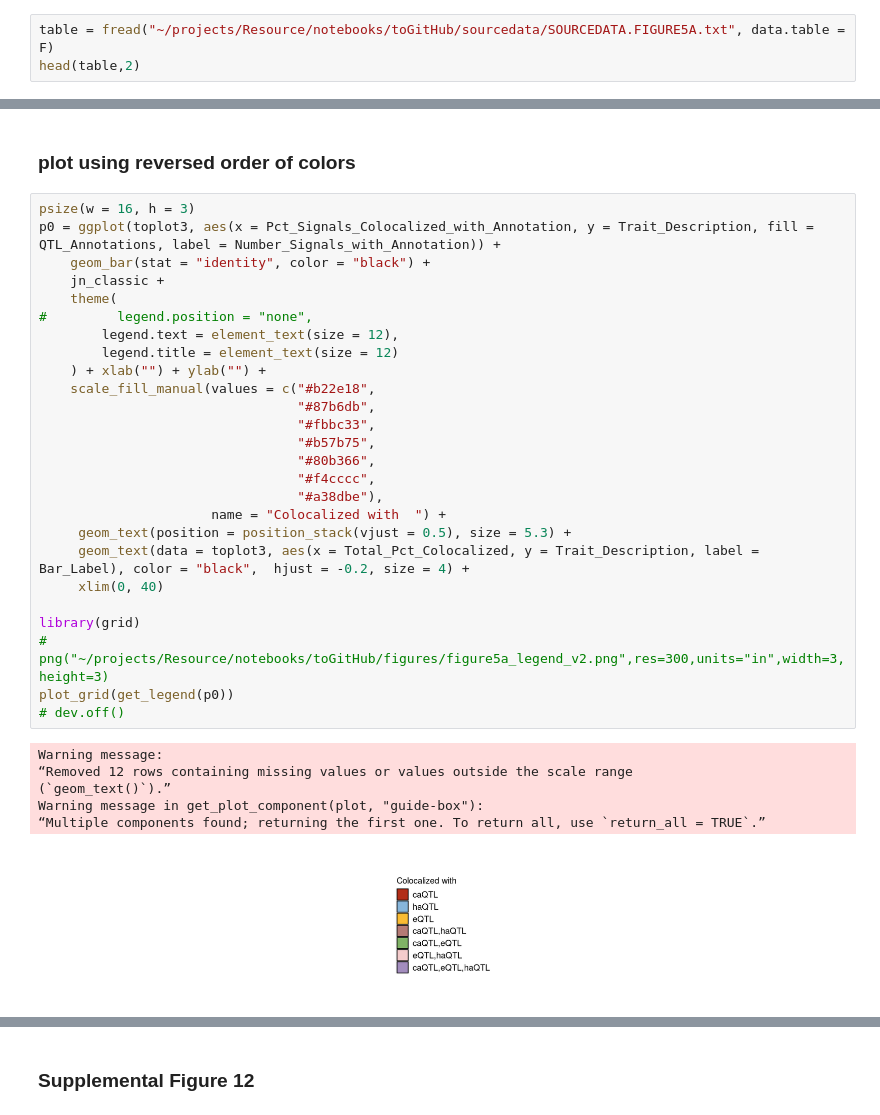
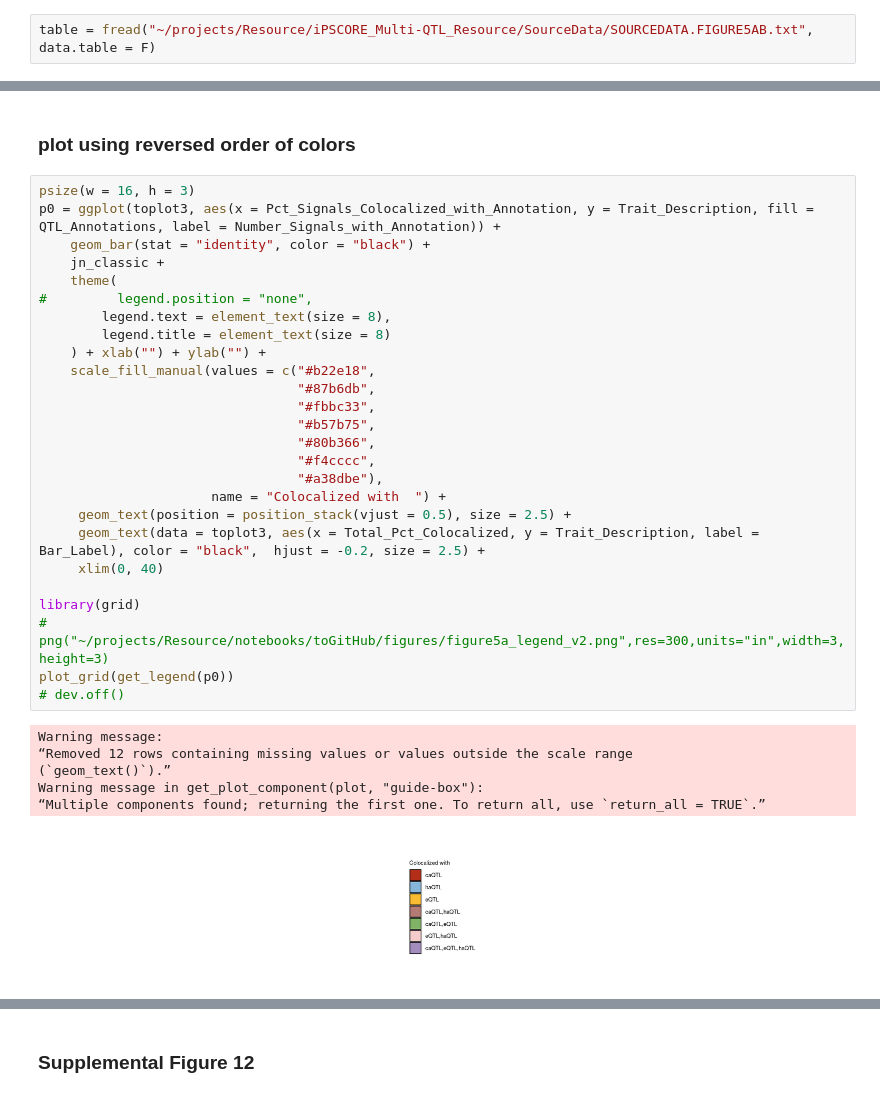
Before and after one commit to frazer-lab/iPSCORE_Multi-QTL_Resource, a Jupyter notebook: Figures/FIGURE.5.ipynb, the cells around one changed output, grey strips where cells are left out. Saved outputs shown, nothing was run; the diff lists cells and outputs as text.

```diff
--- a/Figures/FIGURE.5.ipynb
+++ b/Figures/FIGURE.5.ipynb
@@ -16,5 +19,4 @@ qtls = fread("analyses/tim/ld_modules/modules/all_modules_091124.txt",sep="\t",d
 # %% [markdown]
 ## **read Supplemental Table for GWAS Colocalization**
 # %%
-table = fread("~/projects/Resource/notebooks/toGitHub/sourcedata/SOURCEDATA.FIGURE5A.txt", data.table = F)
-head(table,2)
+table = fread("~/projects/Resource/iPSCORE_Multi-QTL_Resource/SourceData/SOURCEDATA.FIGURE5AB.txt", data.table = F)
@@ -406,33 +383,33 @@ toplot3$QTL_Annotations = factor(toplot3$QTL_Annotations, levels = qtl_order)
 # %%
 psize(w = 16, h = 3)
 p0 = ggplot(toplot3, aes(x = Pct_Signals_Colocalized_with_Annotation, y = Trait_Description, fill = QTL_Annotations, label = Number_Signals_with_Annotation)) +
     geom_bar(stat = "identity", color = "black") +
     jn_classic +
     theme(
 #         legend.position = "none",
-        legend.text = element_text(size = 12),
-        legend.title = element_text(size = 12)
+        legend.text = element_text(size = 8),
+        legend.title = element_text(size = 8)
     ) + xlab("") + ylab("") +
     scale_fill_manual(values = c("#b22e18",
                                  "#87b6db",
                                  "#fbbc33",
                                  "#b57b75",
                                  "#80b366",
                                  "#f4cccc",
                                  "#a38dbe"),
                       name = "Colocalized with  ") +
-     geom_text(position = position_stack(vjust = 0.5), size = 5.3) +
-     geom_text(data = toplot3, aes(x = Total_Pct_Colocalized, y = Trait_Description, label = Bar_Label), color = "black",  hjust = -0.2, size = 4) +
+     geom_text(position = position_stack(vjust = 0.5), size = 2.5) +
+     geom_text(data = toplot3, aes(x = Total_Pct_Colocalized, y = Trait_Description, label = Bar_Label), color = "black",  hjust = -0.2, size = 2.5) +
      xlim(0, 40)
 
 library(grid)
 # png("~/projects/Resource/notebooks/toGitHub/figures/figure5a_legend_v2.png",res=300,units="in",width=3,height=3)
 plot_grid(get_legend(p0))
 # dev.off()
 # %% [output]
 Warning message:
 “Removed 12 rows containing missing values or values outside the scale range
 (`geom_text()`).”
 Warning message in get_plot_component(plot, "guide-box"):
 “Multiple components found; returning the first one. To return all, use `return_all = TRUE`.”
-[figure, old version]
+[figure, new version]
```
Also changed, not shown: parts of 18 cells of this notebook, 41 other files.
